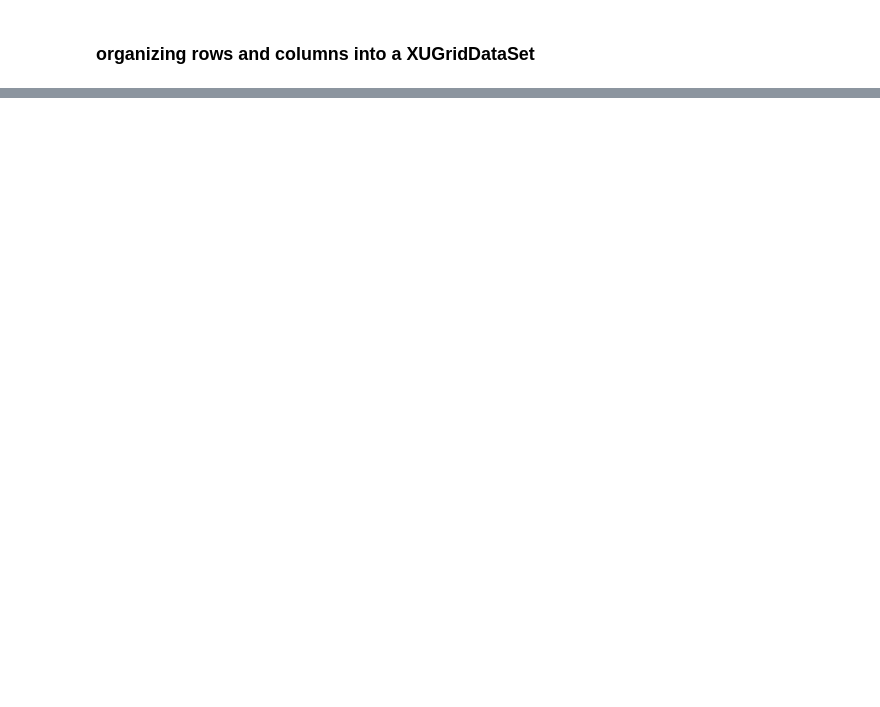
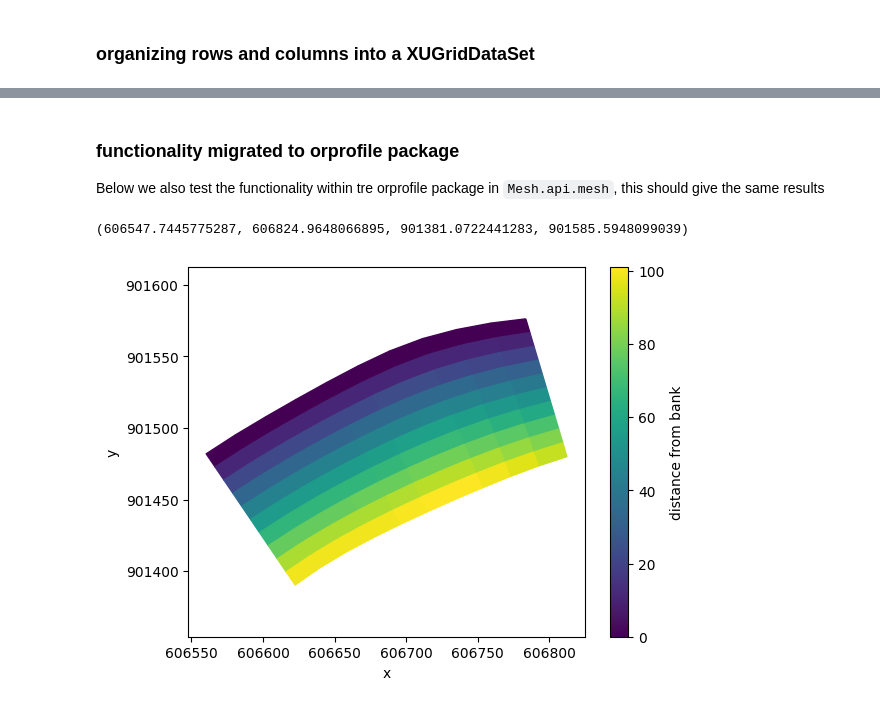
Before and after one commit to localdevices/ORProfile, a Jupyter notebook: notebooks/apply_profile.ipynb, the cells around one changed output, grey strips where cells are left out. Cells and saved outputs as stored; diff of their text form; code cells hidden in the pictures; blank space fills up the shorter version.

```diff
--- a/notebooks/apply_profile.ipynb
+++ b/notebooks/apply_profile.ipynb
@@ -66,0 +163,11 @@ def print_row(row):
+# %% [markdown]
+### functionality migrated to orprofile package
+Below we also test the functionality within tre orprofile package in `Mesh.api.mesh`, this should give the same results
+# %%
+distance = mesh.map_rowwise(orprofile.profile.get_dist, name="distance from bank")
+ax = plt.axes()
+distance.ugrid.plot(ax=ax)
+ax.axis("equal")
+# %% [output]
+(606547.7445775287, 606824.9648066895, 901381.0722441283, 901585.5948099039)
+[figure, added]
```
Also changed, not shown: parts of 9 cells of this notebook, 6 other files.
